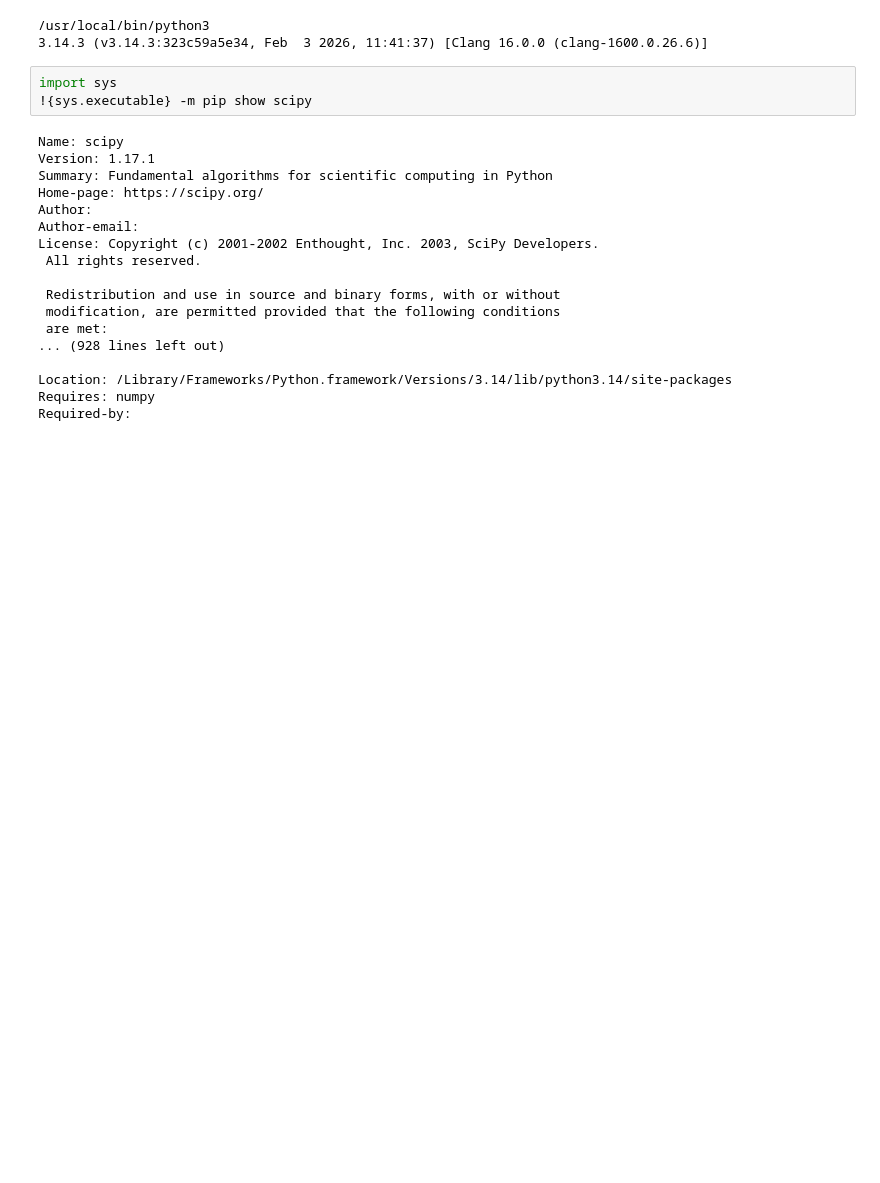
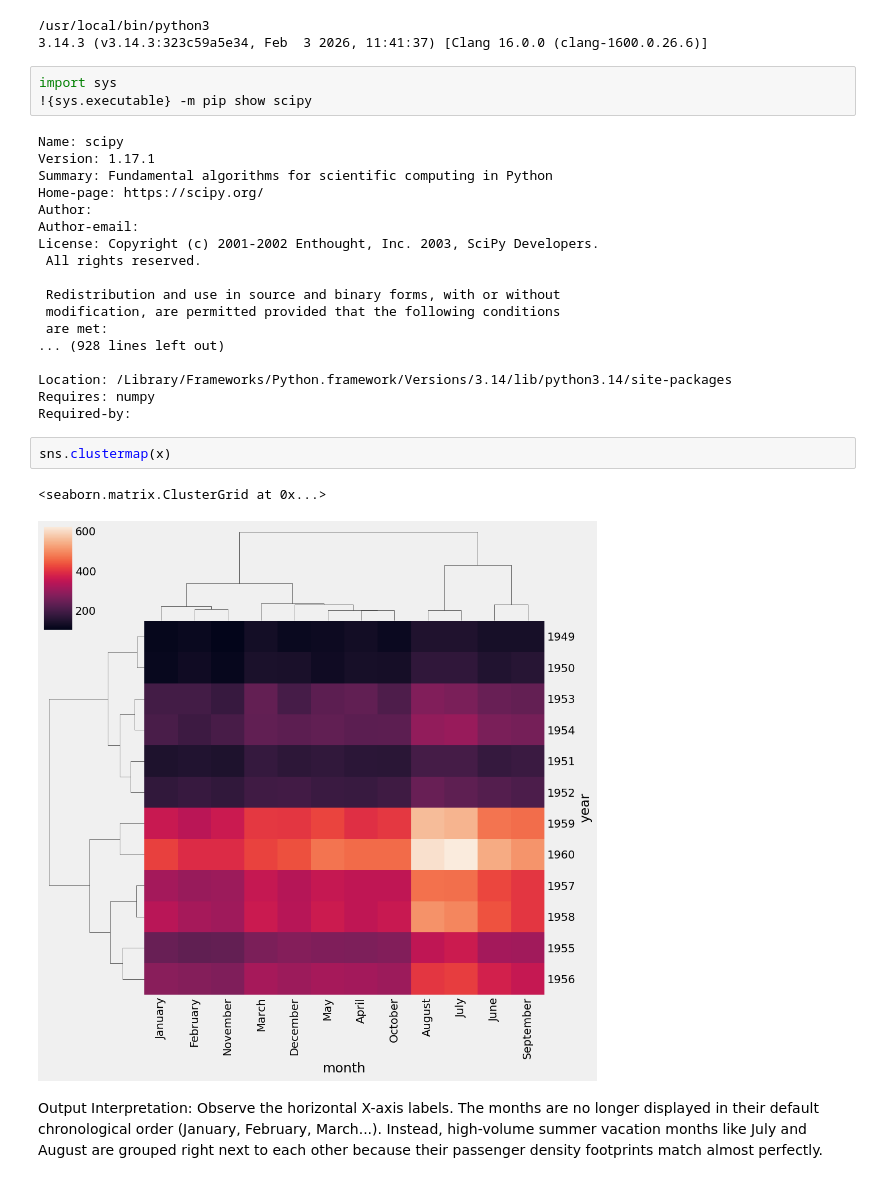
Before and after one commit to Amit-yadav019/python-Git-learning-journey, a Jupyter notebook: Seaborn/first_seaborn.ipynb/seaborn_01.ipynb, the cells around one changed output. Saved outputs shown, nothing was run; the diff lists cells and outputs as text; blank space fills up the shorter version.

```diff
--- a/Seaborn/first_seaborn.ipynb/seaborn_01.ipynb
+++ b/Seaborn/first_seaborn.ipynb/seaborn_01.ipynb
@@ -461,3 +462,10 @@ License: Copyright (c) 2001-2002 Enthought, Inc. 2003, SciPy Developers.
 Location: /Library/Frameworks/Python.framework/Versions/3.14/lib/python3.14/site-packages
 Requires: numpy
 Required-by:
+# %%
+sns.clustermap(x)
+# %% [output]
+<seaborn.matrix.ClusterGrid at 0x...>
+[figure, added]
+# %% [markdown]
+Output Interpretation: Observe the horizontal X-axis labels. The months are no longer displayed in their default chronological order (January, February, March...). Instead, high-volume summer vacation months like July and August are grouped right next to each other because their passenger density footprints match almost perfectly.
```
Also changed, not shown: parts of 68 cells of this notebook, 3 other files.
